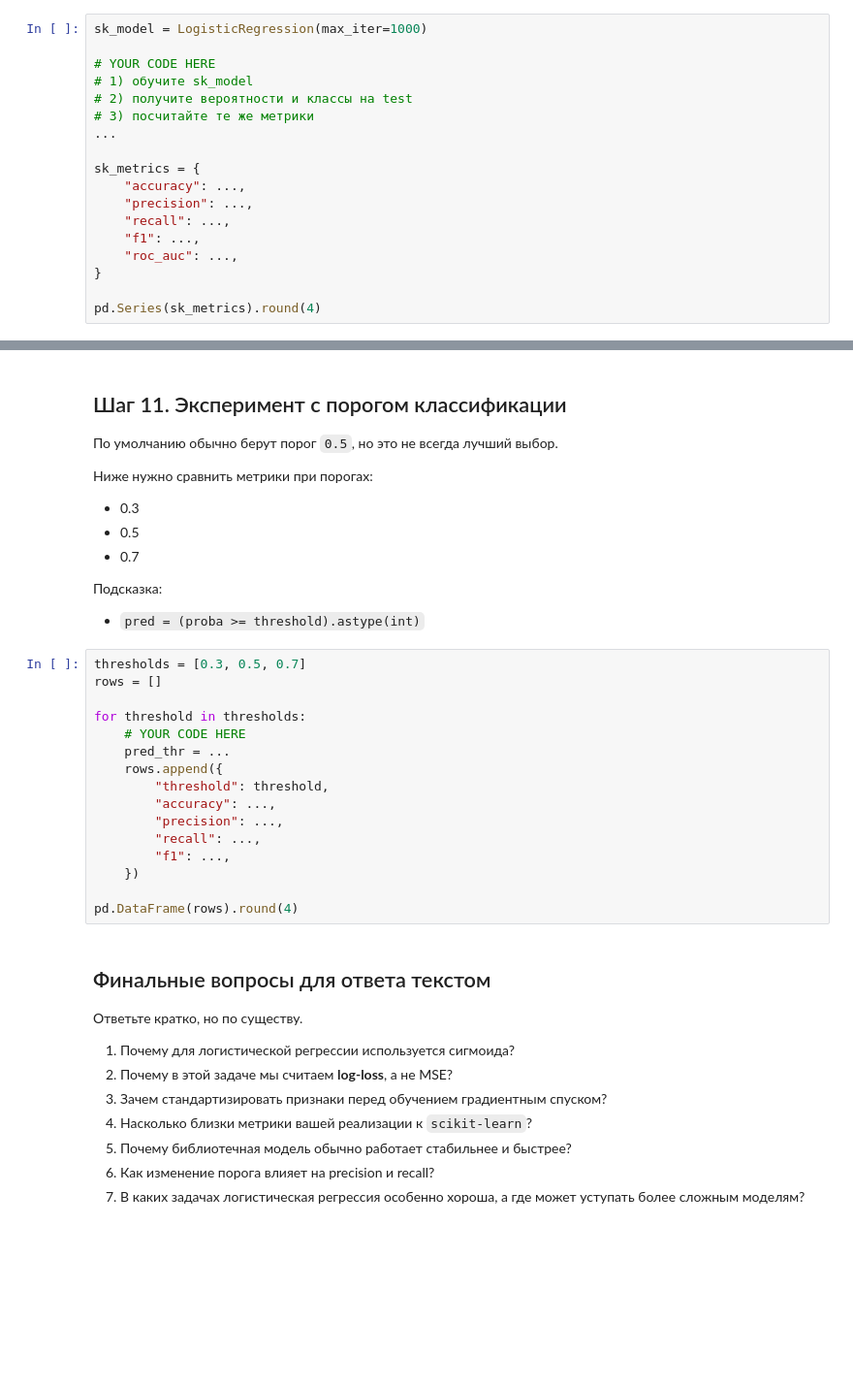
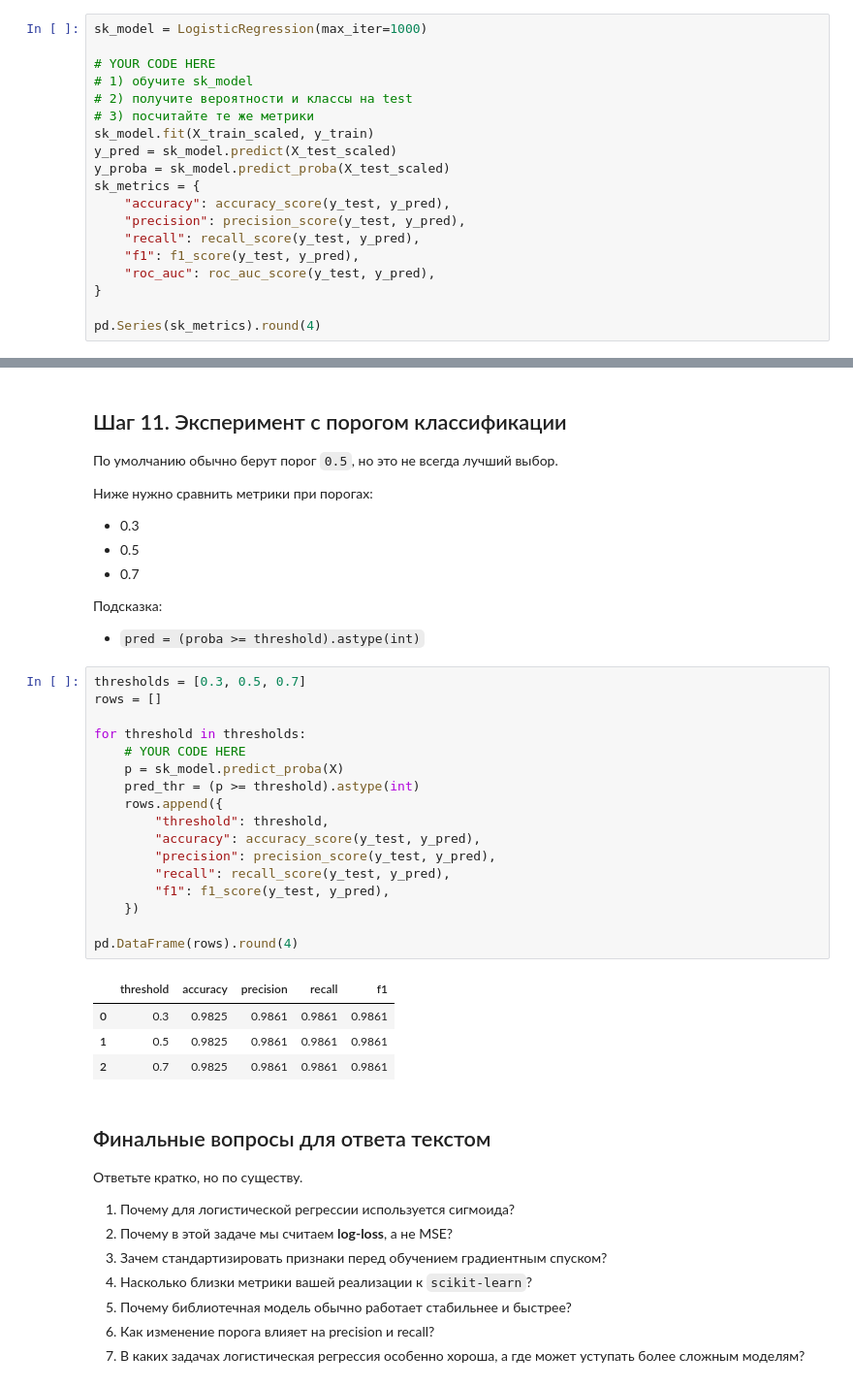
Before and after one commit to SYaroslav0/ml-yara-homework, a Jupyter notebook: hw05/logreg_practice_student.ipynb, the cells around one changed output, grey strips where cells are left out. Shown at 97% size. Cells and saved outputs as stored; diff of their text form; blank space fills up the shorter version.

```diff
--- a/hw05/logreg_practice_student.ipynb
+++ b/hw05/logreg_practice_student.ipynb
@@ -354,14 +407,15 @@ sk_model = LogisticRegression(max_iter=1000)
 # 1) обучите sk_model
 # 2) получите вероятности и классы на test
 # 3) посчитайте те же метрики
-...
-
+sk_model.fit(X_train_scaled, y_train)
+y_pred = sk_model.predict(X_test_scaled)
+y_proba = sk_model.predict_proba(X_test_scaled)
 sk_metrics = {
-    "accuracy": ...,
-    "precision": ...,
-    "recall": ...,
-    "f1": ...,
-    "roc_auc": ...,
+    "accuracy": accuracy_score(y_test, y_pred),
+    "precision": precision_score(y_test, y_pred),
+    "recall": recall_score(y_test, y_pred),
+    "f1": f1_score(y_test, y_pred),
+    "roc_auc": roc_auc_score(y_test, y_pred),
 }
 
 pd.Series(sk_metrics).round(4)
@@ -401,19 +477,25 @@ display(coef_comparison.sort_values("abs_diff", ascending=False).head(10))
 # %%
 thresholds = [0.3, 0.5, 0.7]
 rows = []
 
 for threshold in thresholds:
     # YOUR CODE HERE
-    pred_thr = ...
+    p = sk_model.predict_proba(X)
+    pred_thr = (p >= threshold).astype(int)
     rows.append({
         "threshold": threshold,
-        "accuracy": ...,
-        "precision": ...,
-        "recall": ...,
-        "f1": ...,
+        "accuracy": accuracy_score(y_test, y_pred),
+        "precision": precision_score(y_test, y_pred),
+        "recall": recall_score(y_test, y_pred),
+        "f1": f1_score(y_test, y_pred),
     })
 
 pd.DataFrame(rows).round(4)
+# %% [output]
+|  | threshold | accuracy | precision | recall | f1 |
+| 0 | 0.3 | 0.9825 | 0.9861 | 0.9861 | 0.9861 |
+| 1 | 0.5 | 0.9825 | 0.9861 | 0.9861 | 0.9861 |
+| 2 | 0.7 | 0.9825 | 0.9861 | 0.9861 | 0.9861 |
 # %% [markdown]
 ## Финальные вопросы для ответа текстом
 
```
Also changed, not shown: parts of 7 cells of this notebook.
